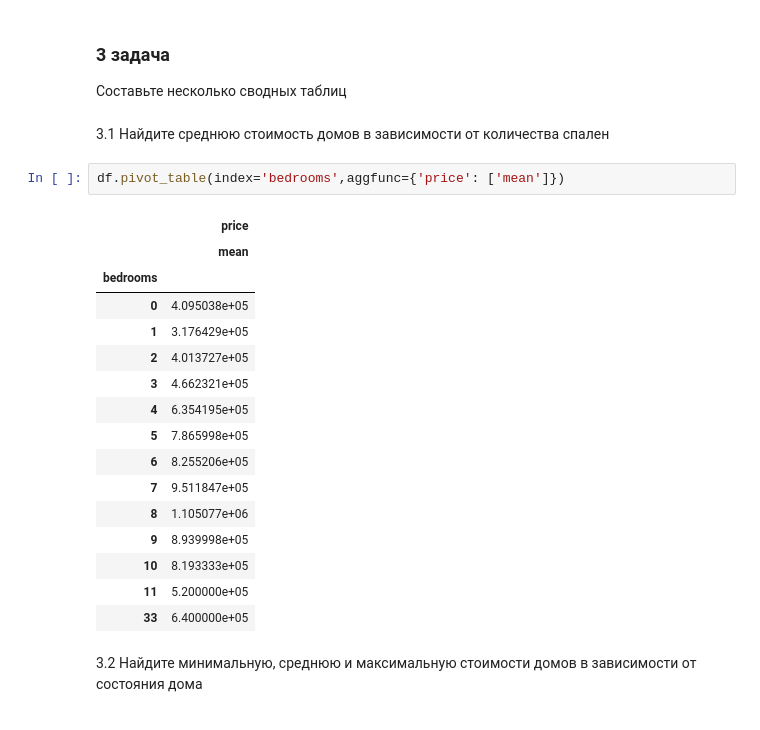
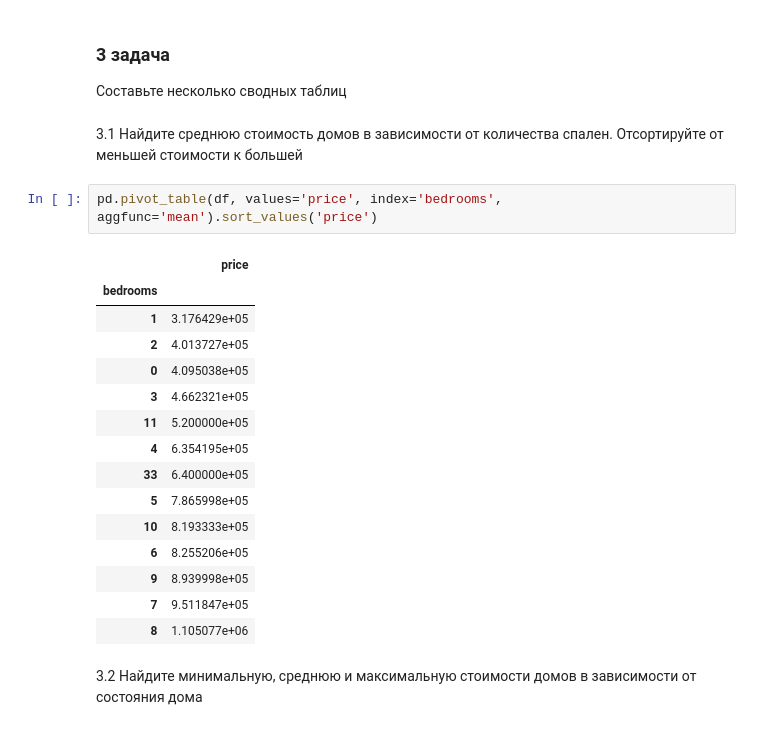
Before and after one commit to Avalancol/Python_Analitics, a Jupyter notebook: DZ3.ipynb, the cells around one changed output. Saved outputs shown, nothing was run; the diff lists cells and outputs as text.

```diff
--- a/DZ3.ipynb
+++ b/DZ3.ipynb
@@ -120,26 +120,25 @@ clients.merge(df, left_on='house_id', right_on='id', how = 'left')
 ### 3 задача
 Составьте несколько сводных таблиц
 # %% [markdown]
-3.1 Найдите среднюю стоимость домов в зависимости от количества спален
+3.1 Найдите среднюю стоимость домов в зависимости от количества спален. Отсортируйте от меньшей стоимости к большей
 # %%
-df.pivot_table(index='bedrooms',aggfunc={'price': ['mean']})
+pd.pivot_table(df, values='price', index='bedrooms', aggfunc='mean').sort_values('price')
 # %% [output]
 |  | price |
-|  | mean |
 | bedrooms |  |
-| 0 | 4.095038e+05 |
 | 1 | 3.176429e+05 |
 | 2 | 4.013727e+05 |
+| 0 | 4.095038e+05 |
 | 3 | 4.662321e+05 |
+| 11 | 5.200000e+05 |
 | 4 | 6.354195e+05 |
+| 33 | 6.400000e+05 |
 | 5 | 7.865998e+05 |
+| 10 | 8.193333e+05 |
 | 6 | 8.255206e+05 |
+| 9 | 8.939998e+05 |
 | 7 | 9.511847e+05 |
 | 8 | 1.105077e+06 |
-| 9 | 8.939998e+05 |
-| 10 | 8.193333e+05 |
-| 11 | 5.200000e+05 |
-| 33 | 6.400000e+05 |
 # %% [markdown]
 3.2 Найдите минимальную, среднюю и максимальную стоимости домов в зависимости от состояния дома
 # %%
```
Also changed, not shown: parts of 2 cells of this notebook.
